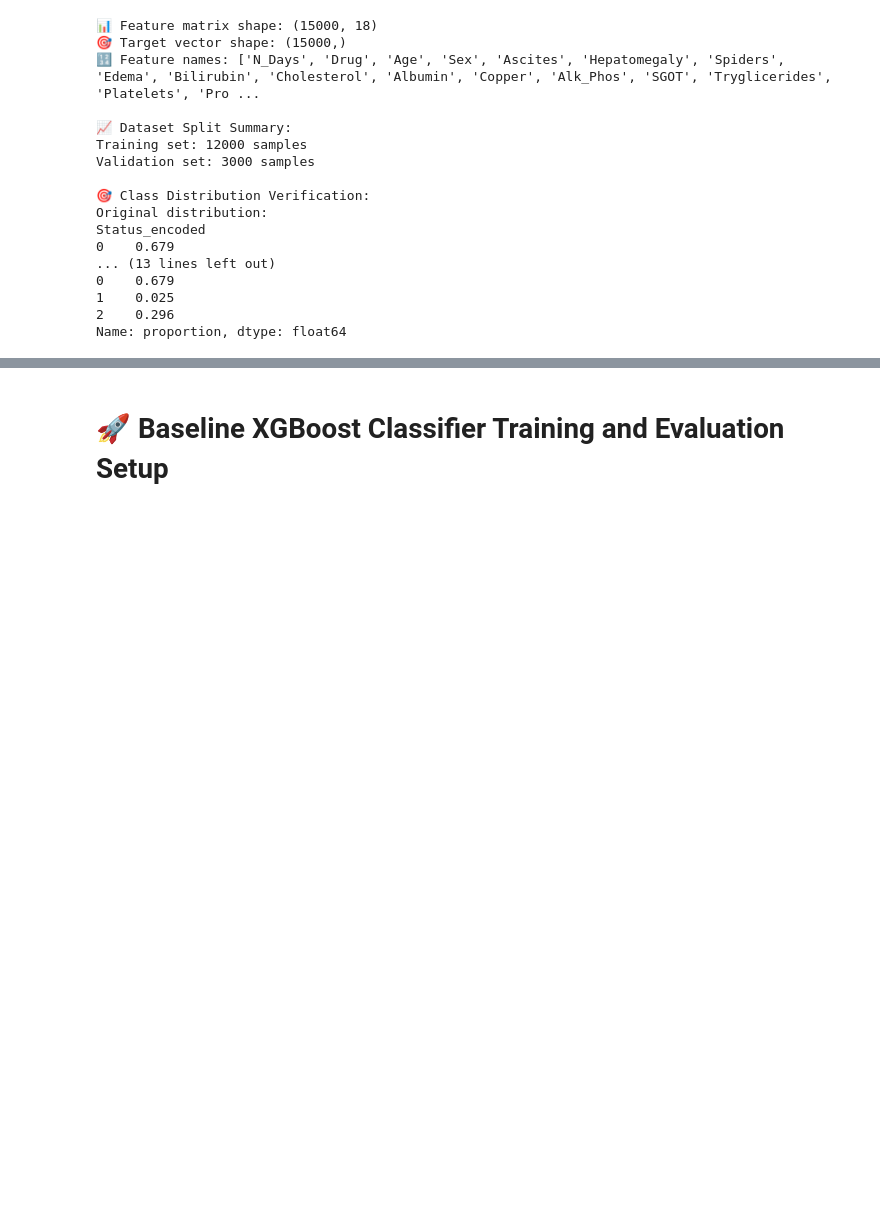
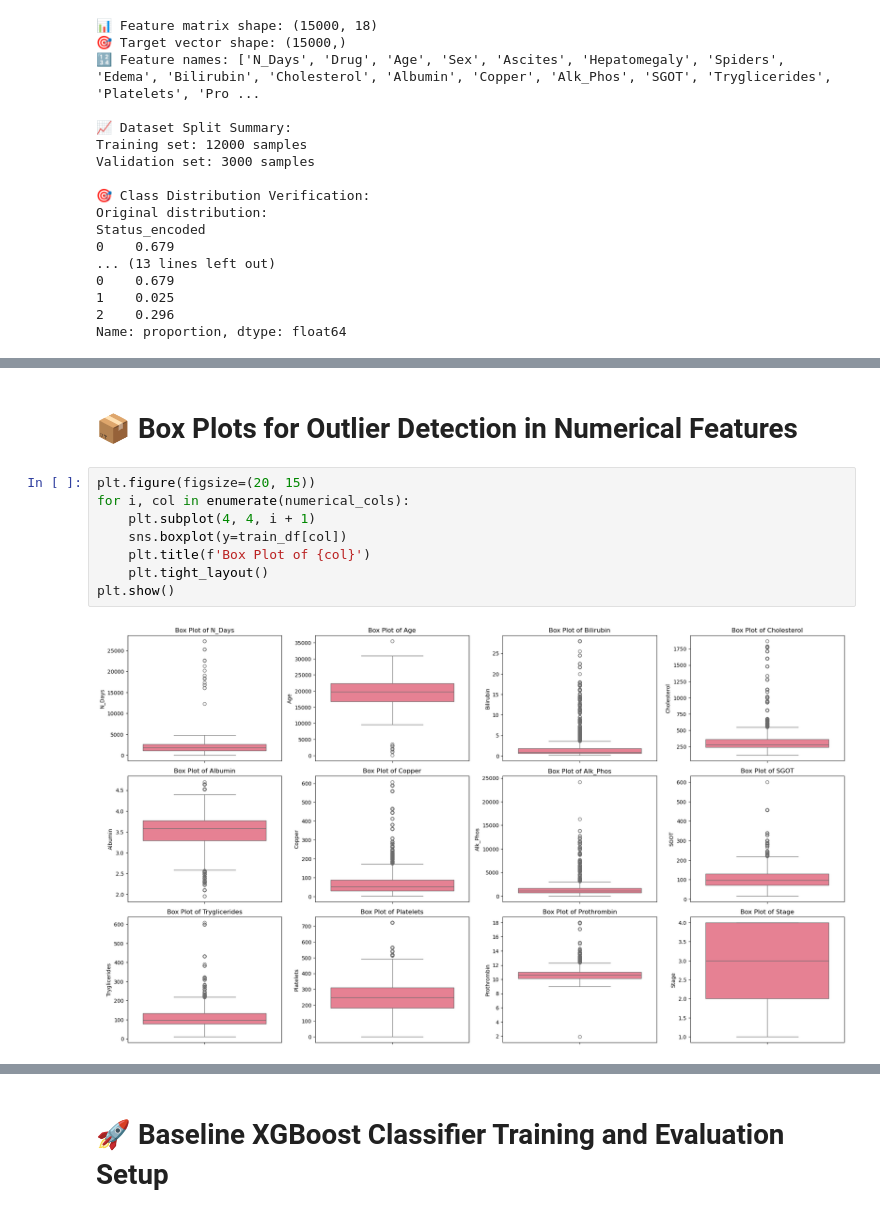
Before and after one commit to mohrashard/LiverLens, a Jupyter notebook: liver.ipynb, the cells around one changed output, grey strips where cells are left out. Saved outputs shown, nothing was run; the diff lists cells and outputs as text; blank space fills up the shorter version.

```diff
--- a/liver.ipynb
+++ b/liver.ipynb
@@ -531,0 +551,12 @@ Name: proportion, dtype: float64
+# %% [markdown]
+# 📦 Box Plots for Outlier Detection in Numerical Features
+# %%
+plt.figure(figsize=(20, 15))
+for i, col in enumerate(numerical_cols):
+    plt.subplot(4, 4, i + 1)
+    sns.boxplot(y=train_df[col])
+    plt.title(f'Box Plot of {col}')
+    plt.tight_layout()
+plt.show()
+# %% [output]
+[figure, added]
```
Also changed, not shown: parts of 11 cells of this notebook.
